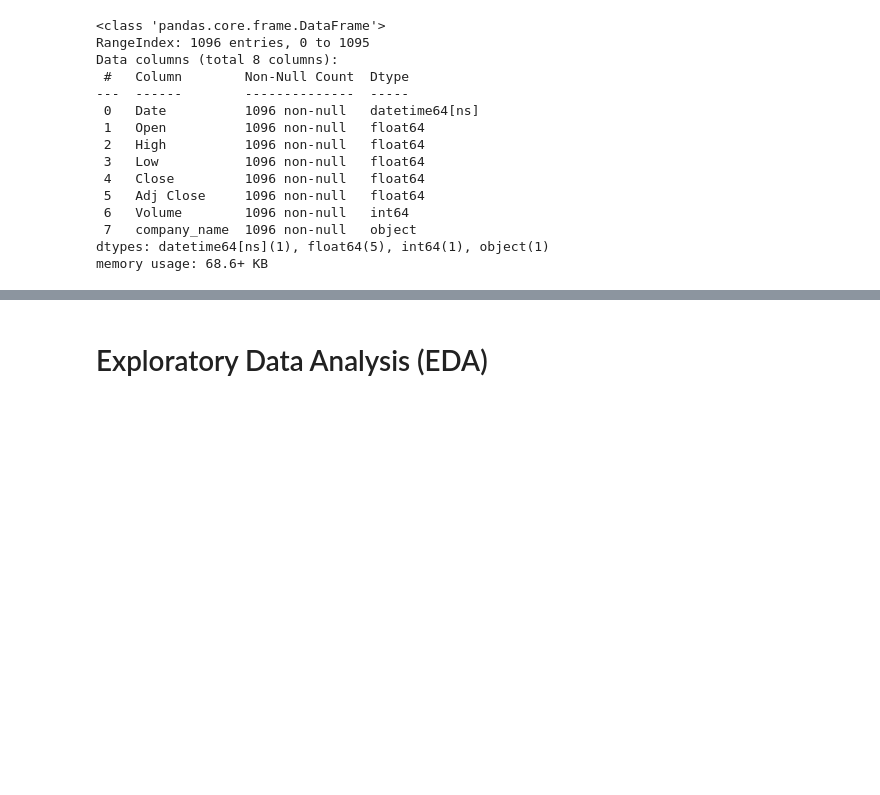
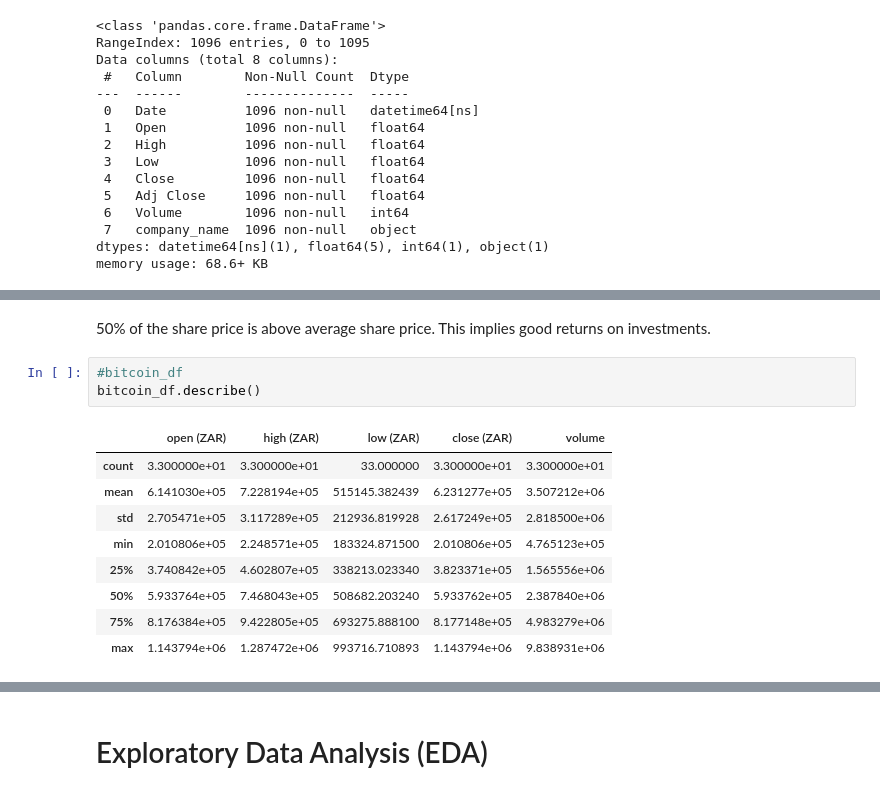
Before and after one commit to kwanda2426/kwanda_mlondi, a Jupyter notebook: mlondi_notebook.ipynb, the cells around one changed output, grey strips where cells are left out. Saved outputs shown, nothing was run; the diff lists cells and outputs as text; blank space fills up the shorter version.

```diff
--- a/mlondi_notebook.ipynb
+++ b/mlondi_notebook.ipynb
@@ -232,0 +276,15 @@ Both Data sets have equal number of rows because we chose the same time frame.
+# %% [markdown]
+50% of the share price is above average share price. This implies good returns on investments.
+# %%
+#bitcoin_df
+bitcoin_df.describe()
+# %% [output]
+|  | open (ZAR) | high (ZAR) | low (ZAR) | close (ZAR) | volume |
+| count | 3.300000e+01 | 3.300000e+01 | 33.000000 | 3.300000e+01 | 3.300000e+01 |
+| mean | 6.141030e+05 | 7.228194e+05 | 515145.382439 | 6.231277e+05 | 3.507212e+06 |
+| std | 2.705471e+05 | 3.117289e+05 | 212936.819928 | 2.617249e+05 | 2.818500e+06 |
+| min | 2.010806e+05 | 2.248571e+05 | 183324.871500 | 2.010806e+05 | 4.765123e+05 |
+| 25% | 3.740842e+05 | 4.602807e+05 | 338213.023340 | 3.823371e+05 | 1.565556e+06 |
+| 50% | 5.933764e+05 | 7.468043e+05 | 508682.203240 | 5.933762e+05 | 2.387840e+06 |
+| 75% | 8.176384e+05 | 9.422805e+05 | 693275.888100 | 8.177148e+05 | 4.983279e+06 |
+| max | 1.143794e+06 | 1.287472e+06 | 993716.710893 | 1.143794e+06 | 9.838931e+06 |
```
Also changed, not shown: parts of 21 cells of this notebook.
